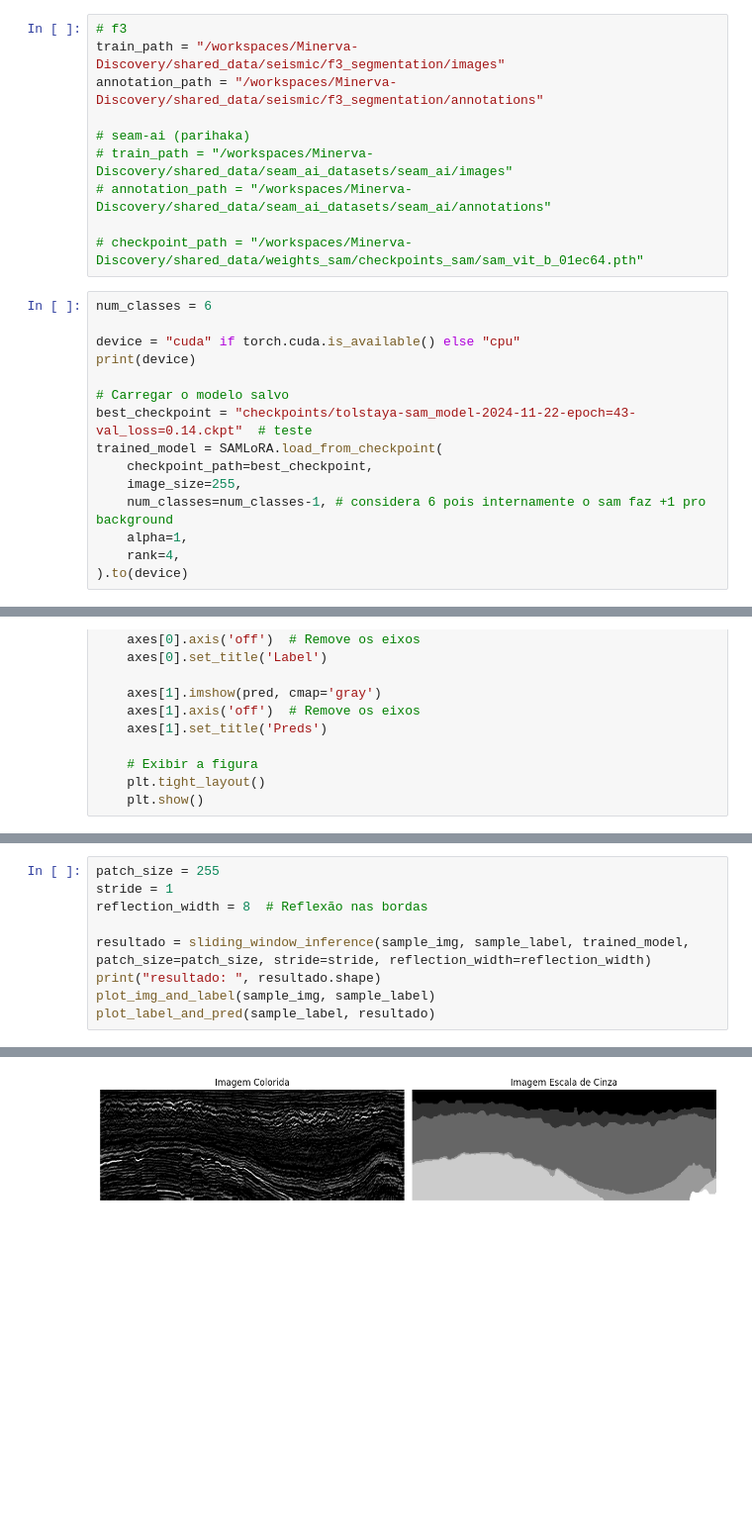
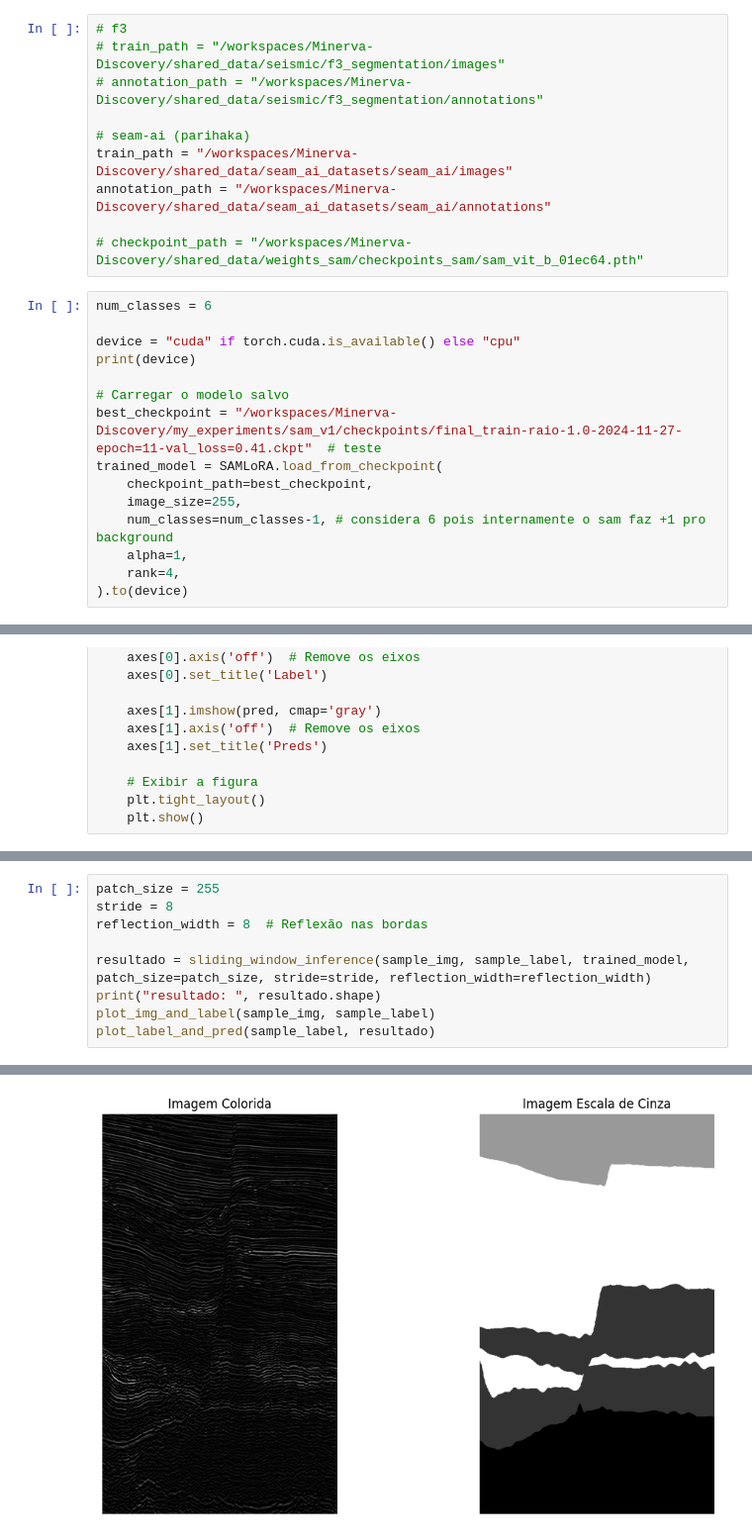
Before and after one commit to filipeas/Minerva-Discovery, a Jupyter notebook: my_experiments/sam_v1/notebooks/check_iou_classes.ipynb, the cells around one changed output, grey strips where cells are left out. Shown at 99% size. Saved outputs shown, nothing was run; the diff lists cells and outputs as text; blank space fills up the shorter version.

```diff
--- a/my_experiments/sam_v1/notebooks/check_iou_classes.ipynb
+++ b/my_experiments/sam_v1/notebooks/check_iou_classes.ipynb
@@ -1325,12 +1325,12 @@ CUDA Device Count: 1
 CUDA Device Name: NVIDIA GeForce RTX 4090
 # %%
 # f3
-train_path = "/workspaces/Minerva-Discovery/shared_data/seismic/f3_segmentation/images"
-annotation_path = "/workspaces/Minerva-Discovery/shared_data/seismic/f3_segmentation/annotations"
+# train_path = "/workspaces/Minerva-Discovery/shared_data/seismic/f3_segmentation/images"
+# annotation_path = "/workspaces/Minerva-Discovery/shared_data/seismic/f3_segmentation/annotations"
 
 # seam-ai (parihaka)
-# train_path = "/workspaces/Minerva-Discovery/shared_data/seam_ai_datasets/seam_ai/images"
-# annotation_path = "/workspaces/Minerva-Discovery/shared_data/seam_ai_datasets/seam_ai/annotations"
+train_path = "/workspaces/Minerva-Discovery/shared_data/seam_ai_datasets/seam_ai/images"
+annotation_path = "/workspaces/Minerva-Discovery/shared_data/seam_ai_datasets/seam_ai/annotations"
 
 # checkpoint_path = "/workspaces/Minerva-Discovery/shared_data/weights_sam/checkpoints_sam/sam_vit_b_01ec64.pth"
 # %%
@@ -1340,7 +1340,7 @@ device = "cuda" if torch.cuda.is_available() else "cpu"
 print(device)
 
 # Carregar o modelo salvo
-best_checkpoint = "checkpoints/tolstaya-sam_model-2024-11-22-epoch=43-val_loss=0.14.ckpt"  # teste
+best_checkpoint = "/workspaces/Minerva-Discovery/my_experiments/sam_v1/checkpoints/final_train-raio-1.0-2024-11-27-epoch=11-val_loss=0.41.ckpt"  # teste
 trained_model = SAMLoRA.load_from_checkpoint(
     checkpoint_path=best_checkpoint,
     image_size=255,
@@ -1452,7 +1454,7 @@ def sliding_window_inference(data, label, model, patch_size=255, stride=2, refle
     return preds / counts
 # %%
 patch_size = 255
-stride = 1
+stride = 8
 reflection_width = 8  # Reflexão nas bordas
 
 resultado = sliding_window_inference(sample_img, sample_label, trained_model, patch_size=patch_size, stride=stride, reflection_width=reflection_width)
@@ -1465 +1467 @@ resultado:  (255, 701)
-[figure, old version]
+[figure, new version]
```
Also changed, not shown: parts of 3 cells of this notebook, 1 other file.
